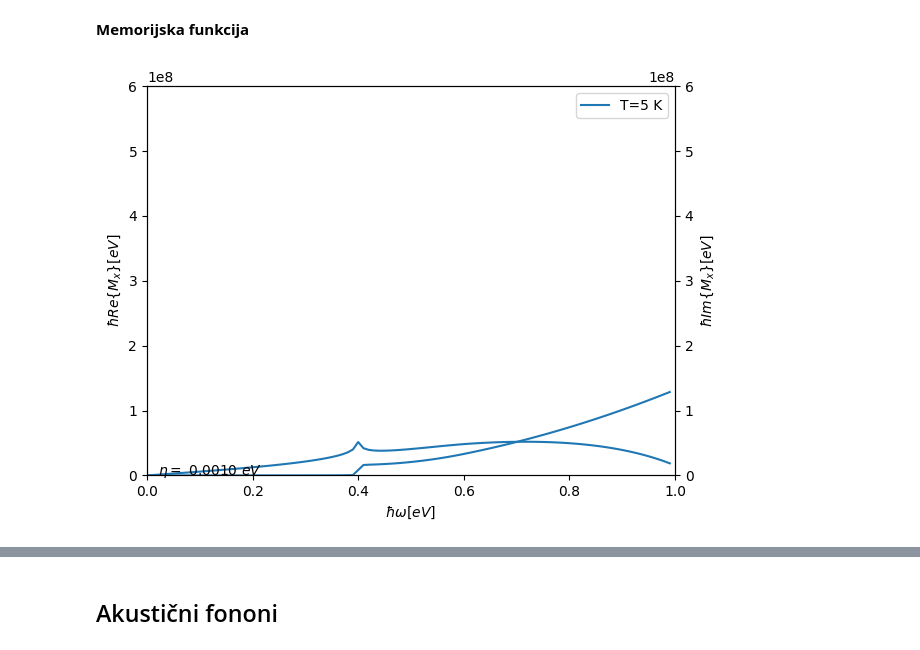
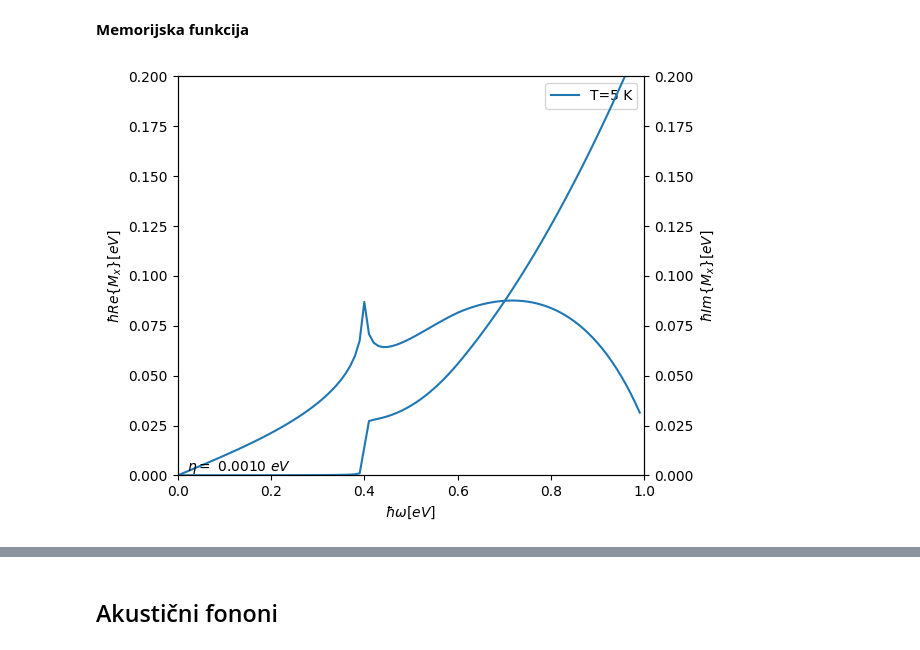
Before and after one commit to ppapac/24112024_memfn, a Jupyter notebook: MemoryDirac3D_020725.ipynb, the cells around one changed output, grey strips where cells are left out. Cells and saved outputs as stored; diff of their text form; code cells hidden in the pictures.

```diff
--- a/MemoryDirac3D_020725.ipynb
+++ b/MemoryDirac3D_020725.ipynb
@@ -221,7 +214,7 @@ def ss_sum_part(K_, K, hbar_w, hbar_w_ph, T, u, eta):
     sum = 0
     for s1, s2 in itertools.product([-1, 1], [-1, 1]):
         sum = sum + summand(s1, s2)
-    return sum * K**2 * K_**2 * d_fermi_dirac(eps(K_), Ef, T) * (1 / 3 * vf**2)
+    return sum * K**2 * K_**2 * d_fermi_dirac(eps(K_), Ef, T) * 10**10
 
 
 def ss_sum_real(K_, K, hbar_w, hbar_w_ph, T, u, eta):
@@ -234,22 +227,23 @@ def ss_sum_imag(K_, K, hbar_w, hbar_w_ph, T, u, eta):
 
 def mem_fn_op(ss_sum_fn, hbar_w, hbar_w_ph, u, T, eta):
     integral_k = integrate.nquad(
-        ss_sum_fn,
-        ([0, Kf_max], [0, Kf_max]),
-        args=(hbar_w, hbar_w_ph, T, u, eta),
+        ss_sum_fn, ([0, Kf_max], [0, Kf_max]), args=(hbar_w, hbar_w_ph, T, u, eta)
     )[0]
     return (
-        -G_op2 * integral_k / (2 * pi) ** 2 * 2 / (2 * pi) ** 2 * 2
+        (1 / eff_concetration(T) / a**3 * 2 / (2 * pi) ** 3 * 4 * pi / 3 * vf**2)
+        * (-G_op2 * 1 / (2 * pi) ** 2 * 2)
+        * integral_k
+        / 10**10
     )  # one factor 2 for 4\pi
 # %%
-fig, *axs = setup_plot(x_lim=[0, 1], y_lim=[0, 6 * 10**8])
+fig, *axs = setup_plot(x_lim=[0, 1], y_lim=[0, 0.2])
 integrals = calculate_integral_points(
     mem_fn_op, ss_sum_real, ss_sum_imag, hbar_w_op, T=T_0
 )
-arrays_to_csv(ws_0, integrals[0], f"op, real, T={T_0}K, eta={eta_0}eV")
-arrays_to_csv(ws_0, integrals[1], f"op, imag, T={T_0}K, eta={eta_0}eV")
+# arrays_to_csv(ws_0, integrals[0], f"op, real, T={T_0}K, eta={eta_0}eV")
+# arrays_to_csv(ws_0, integrals[1], f"op, imag, T={T_0}K, eta={eta_0}eV")
 plot_real_and_imag_result(*axs, *integrals, T=T_0)
 axs[0].legend(loc="best")
 fig.tight_layout()
 # %% [output]
-[figure, old version]
+[figure, new version]
```
Also changed, not shown: parts of 5 cells of this notebook, 3 other files.
